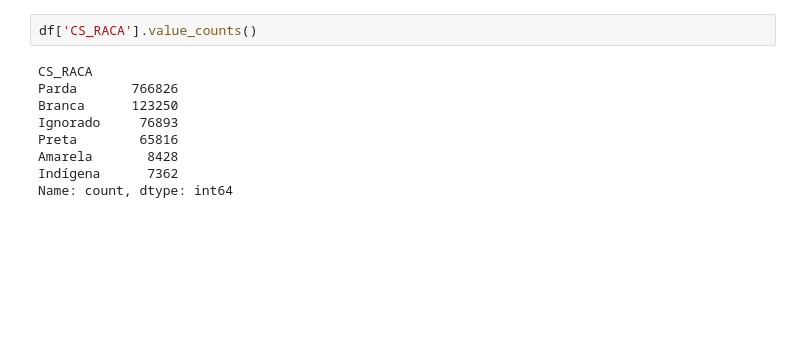
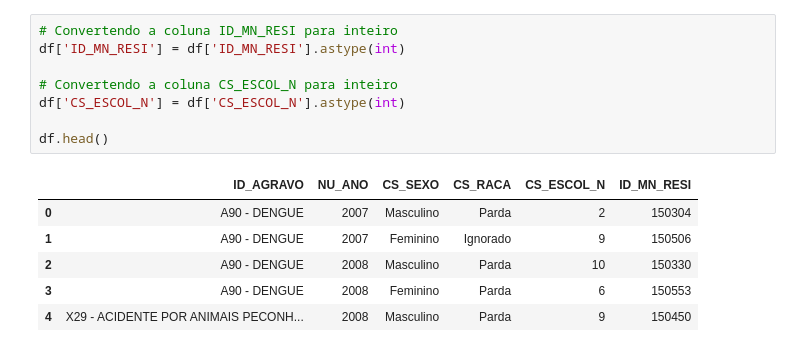
Before and after one commit to ricmed/painel_sinan, a Jupyter notebook: trata_dados.ipynb, the cells around one changed output. Drawn from its saved outputs; the diff is of its cells as text; blank space fills up the shorter version.

```diff
--- a/trata_dados.ipynb
+++ b/trata_dados.ipynb
@@ -229,11 +98,15 @@ array(['Parda', 'Ignorado', 'Branca', 'Preta', 'Indígena', 'Amarela'],
-# %%
-df['CS_RACA'].value_counts()
-# %% [output]
-CS_RACA
-Parda       766826
-Branca      123250
-Ignorado     76893
-Preta        65816
-Amarela       8428
-Indígena      7362
-Name: count, dtype: int64
+# %%
+# Convertendo a coluna ID_MN_RESI para inteiro
+df['ID_MN_RESI'] = df['ID_MN_RESI'].astype(int)
+
+# Convertendo a coluna CS_ESCOL_N para inteiro
+df['CS_ESCOL_N'] = df['CS_ESCOL_N'].astype(int)
+
+df.head()
+# %% [output]
+|  | ID_AGRAVO | NU_ANO | CS_SEXO | CS_RACA | CS_ESCOL_N | ID_MN_RESI |
+| 0 | A90 - DENGUE | 2007 | Masculino | Parda | 2 | 150304 |
+| 1 | A90 - DENGUE | 2007 | Feminino | Ignorado | 9 | 150506 |
+| 2 | A90 - DENGUE | 2008 | Masculino | Parda | 10 | 150330 |
+| 3 | A90 - DENGUE | 2008 | Feminino | Parda | 6 | 150553 |
+| 4 | X29 - ACIDENTE POR ANIMAIS PECONH... | 2008 | Masculino | Parda | 9 | 150450 |
```
Also changed, not shown: parts of 20 cells of this notebook, 4 other files.
